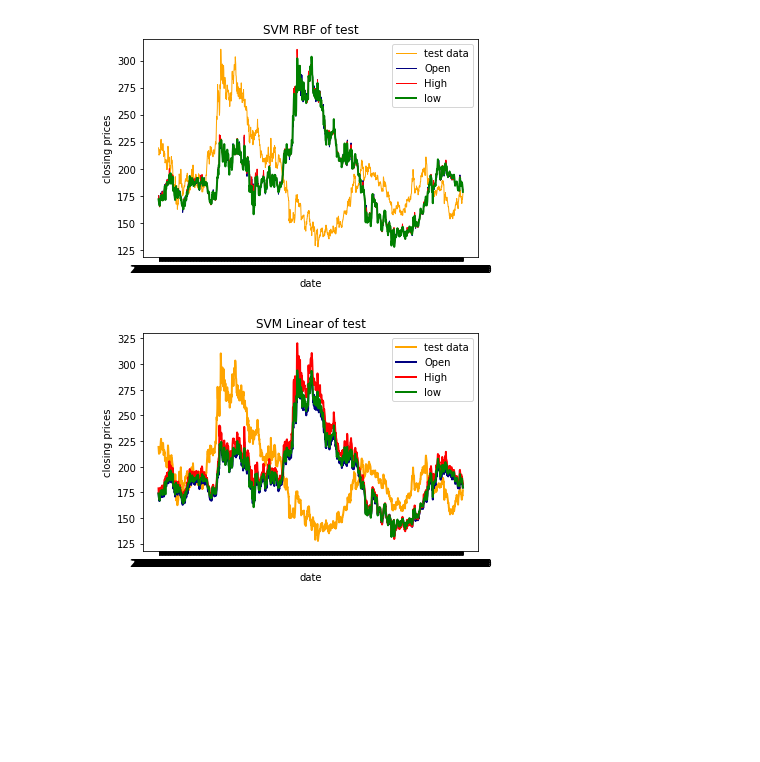
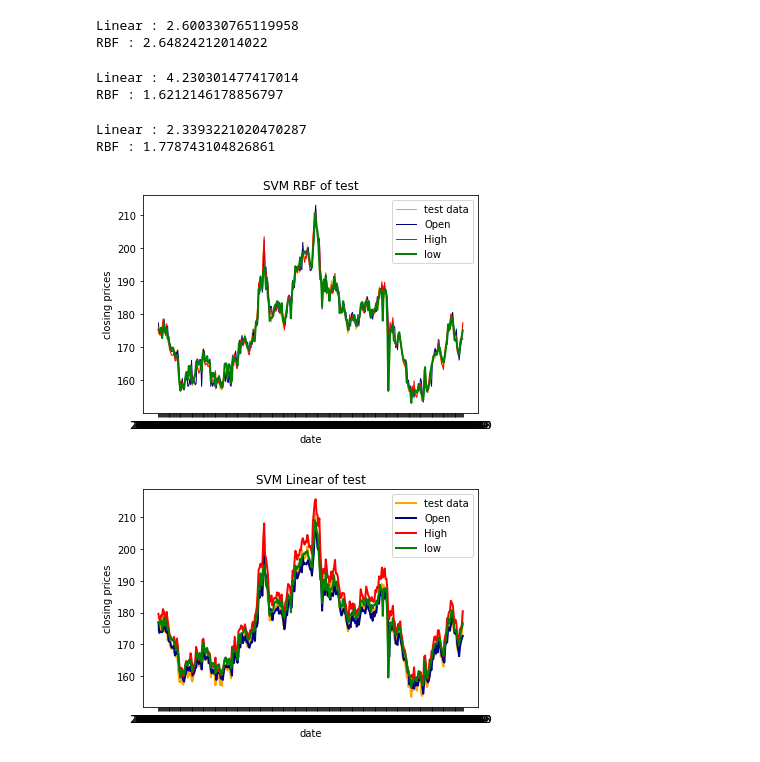
Before and after one commit to mellon-collie/Crude-Oil-Analysis, a Jupyter notebook: svm_ongc.ipynb, the cells around one changed output. Drawn from its saved outputs; the diff is of its cells as text; code cells hidden in the pictures; blank space fills up the shorter version.

Commit message:
SVR of ONGC stocks using OHLC

```diff
--- a/svm_ongc.ipynb
+++ b/svm_ongc.ipynb
@@ -28,13 +29,13 @@ svr_rbf = SVR(kernel='rbf', C=1e3, gamma=0.1)
 svr_lin = SVR(kernel='linear', C=1e3)
 # %%
 ytrain = ongc_close[0:round(0.8*len(ongc_close))]
-ytest = np.asarray(ongc_close[-len(ytrain):])
+ytest = np.asarray(ongc_close[len(ytrain):])
 
 ytrain = np.asarray(ytrain)
 # %%
 xtrain = ongc_open[0:round(0.8*len(ongc_open))]
-xtest = np.asarray(ongc_open[-len(xtrain):])
-date = df["Date"][-len(xtrain):]
+xtest = np.asarray(ongc_open[len(xtrain):])
+date = df["Date"][len(xtrain):]
 
 xtrain = np.asarray(xtrain).reshape(-1,1)
 xtest = xtest.reshape(-1,1)
@@ -64,9 +65,14 @@ for i in range(len(open_y_lin)):
 open_y_tlin = open_y_tlin.tolist()
 for i in range(len(open_y_tlin)):
     open_y_tlin[i] = float(format(open_y_tlin[i], '.2f'))
+print("Linear :",sqrt(mean_squared_error(ytest,open_y_lin)))
+print("RBF :",sqrt(mean_squared_error(ytest,open_y_rbf)))
+# %% [output]
+Linear : 2.600330765119958
+RBF : 2.64824212014022
 # %%
 xtrain = high[0:round(0.8*len(high))]
-xtest = np.asarray(high[-len(xtrain):])
+xtest = np.asarray(high[len(xtrain):])
 
 xtrain = np.asarray(xtrain).reshape(-1,1)
 xtest = xtest.reshape(-1,1)
@@ -93,9 +99,14 @@ for i in range(len(high_y_lin)):
 high_y_tlin = high_y_tlin.tolist()
 for i in range(len(high_y_tlin)):
     high_y_tlin[i] = float(format(high_y_tlin[i], '.2f'))
+print("Linear :",sqrt(mean_squared_error(ytest,high_y_lin)))
+print("RBF :",sqrt(mean_squared_error(ytest,high_y_rbf)))
+# %% [output]
+Linear : 4.230301477417014
+RBF : 1.6212146178856797
 # %%
 xtrain = low[0:round(0.8*len(low))]
-xtest = np.asarray(low[-len(xtrain):])
+xtest = np.asarray(low[len(xtrain):])
 
 xtrain = np.asarray(xtrain).reshape(-1,1)
 xtest = xtest.reshape(-1,1)
@@ -122,30 +133,36 @@ for i in range(len(low_y_lin)):
 low_y_tlin = low_y_tlin.tolist()
 for i in range(len(low_y_tlin)):
     low_y_tlin[i] = float(format(low_y_tlin[i], '.2f'))
+
+print("Linear :",sqrt(mean_squared_error(ytest,low_y_lin)))
+print("RBF :",sqrt(mean_squared_error(ytest,low_y_rbf)))
+# %% [output]
+Linear : 2.3393221020470287
+RBF : 1.778743104826861
 # %%
 lw=2
 plt.plot(date, ytest, color='orange',lw=1,label='test data')
-plt.plot(date, open_y_trbf, color='navy', lw=1, label='Open')
-plt.plot(date, high_y_trbf, color='red', lw=1, label='High')
-plt.plot(date, low_y_trbf, color='green', lw=lw, label='low')
+plt.plot(date, open_y_rbf, color='navy', lw=1, label='Open')
+plt.plot(date, high_y_rbf, color='red', lw=1, label='High')
+plt.plot(date, low_y_rbf, color='green', lw=lw, label='low')
 plt.xlabel('date')
 plt.ylabel('closing prices')
 plt.title('SVM RBF of test')
 plt.legend()
 plt.show()
 # %% [output]
-[figure, old version]
+[figure, new version]
 # %%
 lw=2
 plt.plot(date, ytest, color='orange',lw=lw,label='test data')
-plt.plot(date, open_y_tlin, color='navy', lw=lw, label='Open')
-plt.plot(date, high_y_tlin, color='red', lw=lw, label='High')
-plt.plot(date, low_y_tlin, color='green', lw=lw, label='low')
+plt.plot(date, open_y_lin, color='navy', lw=lw, label='Open')
+plt.plot(date, high_y_lin, color='red', lw=lw, label='High')
+plt.plot(date, low_y_lin, color='green', lw=lw, label='low')
 plt.xlabel('date')
 plt.ylabel('closing prices')
 plt.title('SVM Linear of test')
 plt.legend()
 plt.show()
 # %% [output]
-[figure, old version]
+[figure, new version]
 # %%
```
Also changed, not shown: parts of 3 cells of this notebook.
